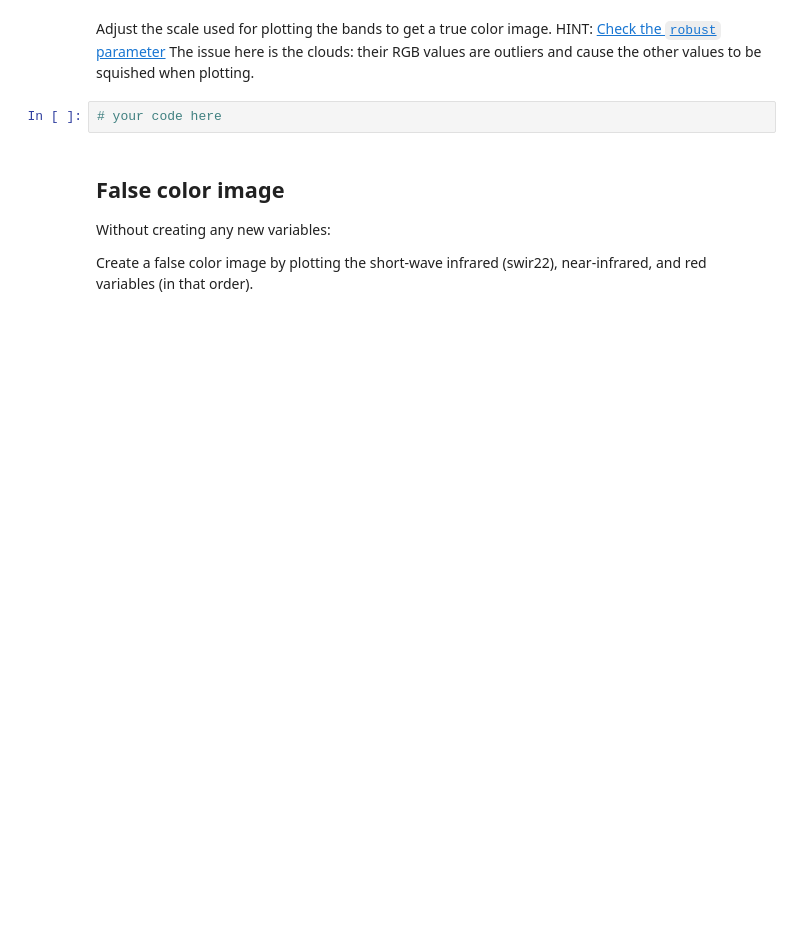
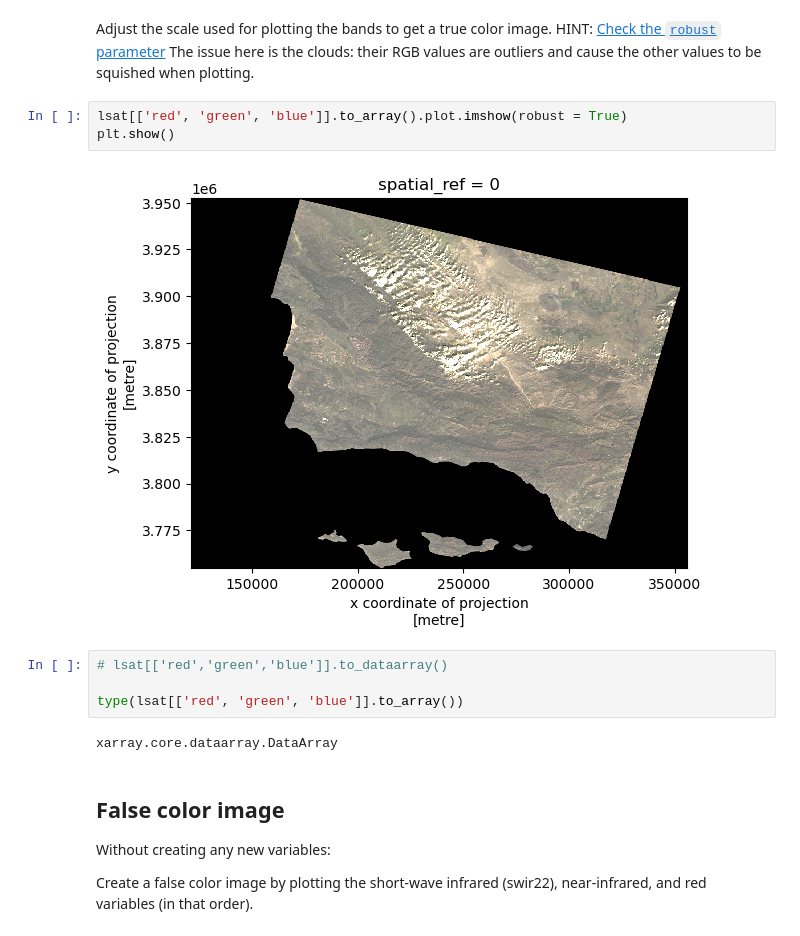
Before and after one commit to oksanaprotsukha/eds220-hwk-4, a Jupyter notebook: hwk4-task2-false-color.ipynb, the cells around one changed output. Drawn from its saved outputs; the diff is of its cells as text; blank space fills up the shorter version.

```diff
--- a/hwk4-task2-false-color.ipynb
+++ b/hwk4-task2-false-color.ipynb
@@ -149,7 +197,16 @@ Adjust the scale used for plotting the bands to get a true color image.
 HINT: [Check the `robust` parameter](https://matplotlib.org/stable/api/_as_gen/matplotlib.pyplot.imshow.html)
 The issue here is the clouds: their RGB values are outliers and cause the other values to be squished when plotting.
 # %%
-# your code here
+lsat[['red', 'green', 'blue']].to_array().plot.imshow(robust = True)
+plt.show()
+# %% [output]
+[figure, added]
+# %%
+# lsat[['red','green','blue']].to_dataarray()
+
+type(lsat[['red', 'green', 'blue']].to_array())
+# %% [output]
+xarray.core.dataarray.DataArray
 # %% [markdown]
 ## False color image
 Without creating any new variables:
```
Also changed, not shown: parts of 16 cells of this notebook.
